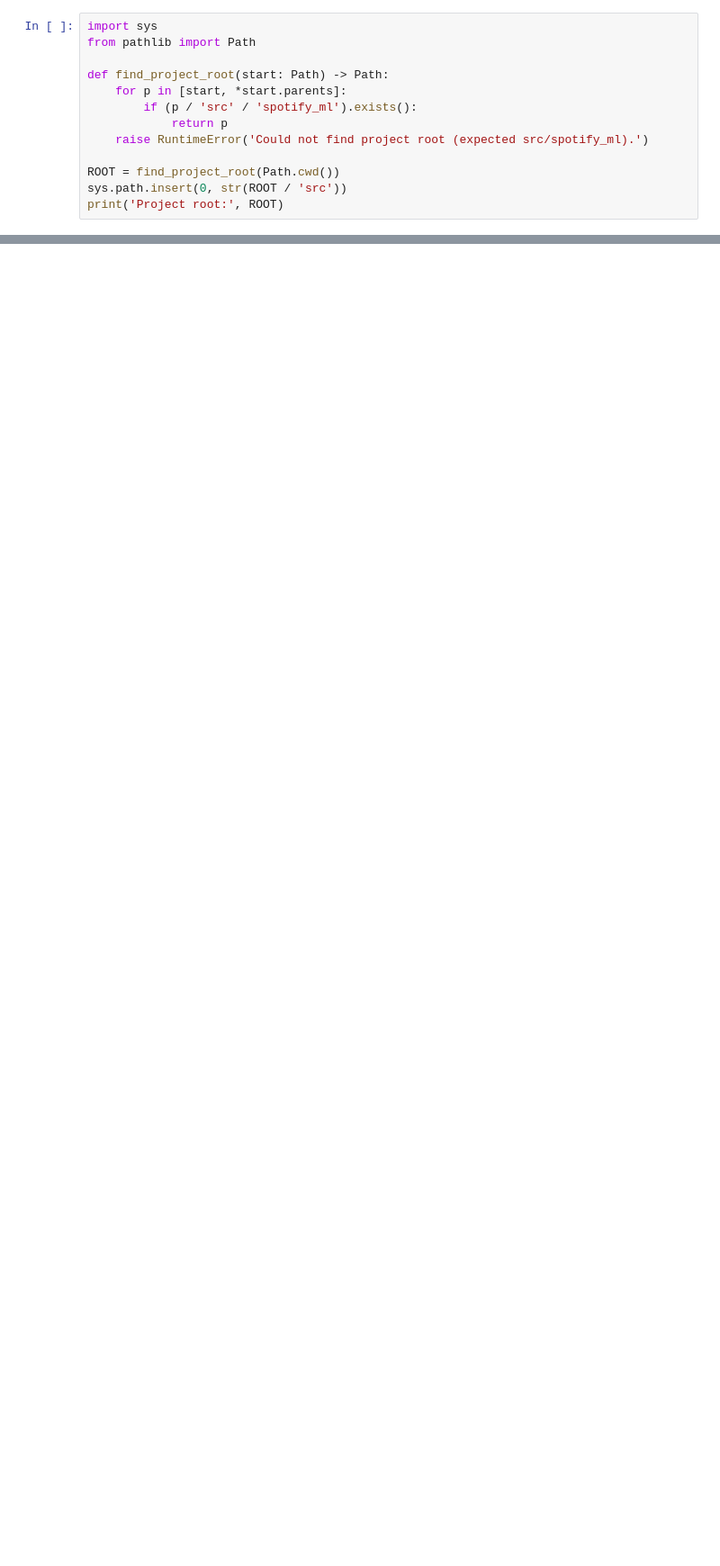
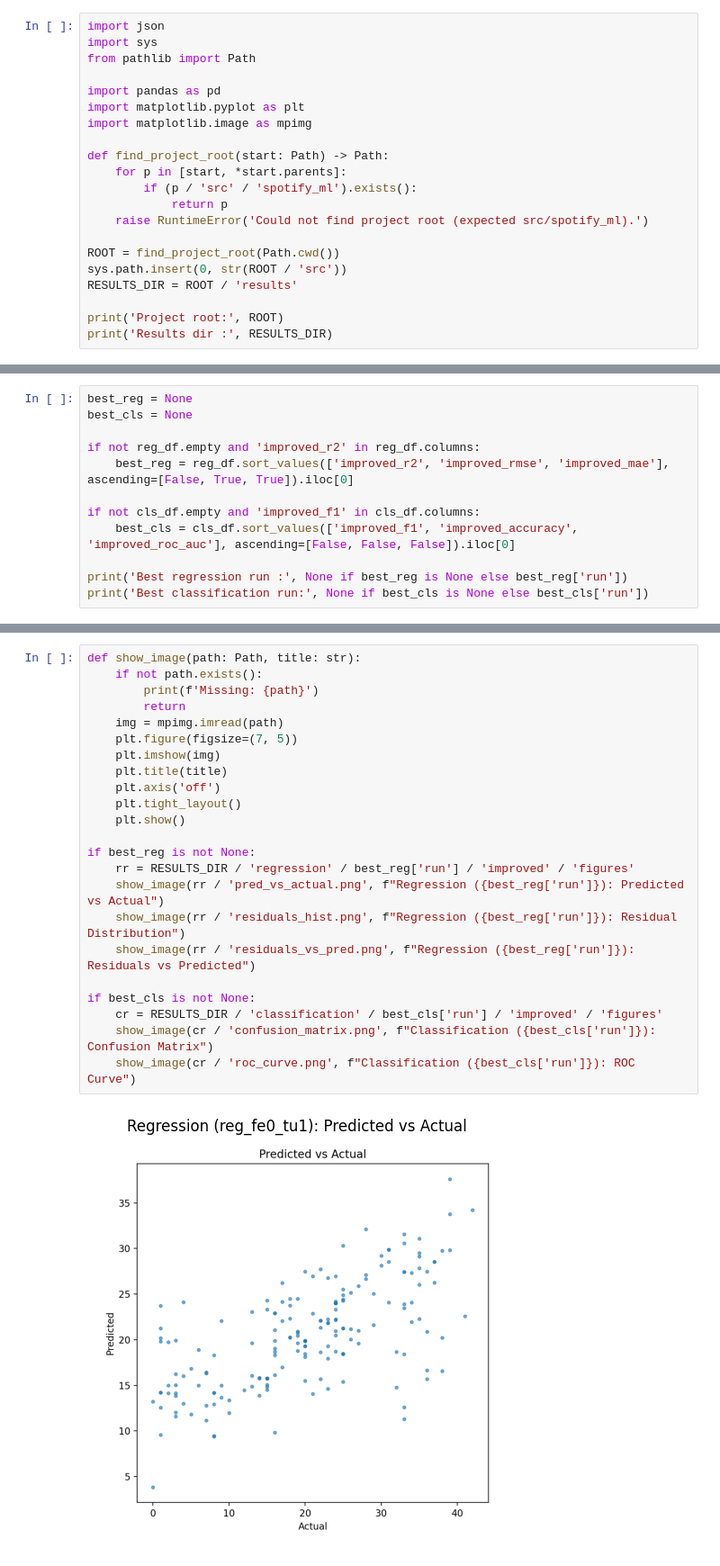
Before and after one commit to KianShokraneh/AI-FinalProject-Spotify, a Jupyter notebook: notebooks/phase-2_results.ipynb, the cells around one changed output, grey strips where cells are left out. Shown at 90% size. Drawn from its saved outputs; the diff is of its cells as text; blank space fills up the shorter version.

Commit message:
feat(notebook): update phase-2 results notebook to summarize training/evaluation outputs and include model comparison tables

```diff
--- a/notebooks/phase-2_results.ipynb
+++ b/notebooks/phase-2_results.ipynb
@@ -5,6 +5,11 @@ This notebook summarizes training and evaluation outputs from `results/`.
 # %%
+import json
 import sys
 from pathlib import Path
+
+import pandas as pd
+import matplotlib.pyplot as plt
+import matplotlib.image as mpimg
 
 def find_project_root(start: Path) -> Path:
     for p in [start, *start.parents]:
@@ -14,6 +19,9 @@ def find_project_root(start: Path) -> Path:
 
 ROOT = find_project_root(Path.cwd())
 sys.path.insert(0, str(ROOT / 'src'))
+RESULTS_DIR = ROOT / 'results'
+
 print('Project root:', ROOT)
+print('Results dir :', RESULTS_DIR)
 # %% [output]
 Project root: C:\Users\K.Shokraneh\Projs\ML\Spotify
@@ -41,0 +130,12 @@ Check `results/**/figures/` for plots (ROC curve, confusion matrix, residuals).
+# %%
+best_reg = None
+best_cls = None
+
+if not reg_df.empty and 'improved_r2' in reg_df.columns:
+    best_reg = reg_df.sort_values(['improved_r2', 'improved_rmse', 'improved_mae'], ascending=[False, True, True]).iloc[0]
+
+if not cls_df.empty and 'improved_f1' in cls_df.columns:
+    best_cls = cls_df.sort_values(['improved_f1', 'improved_accuracy', 'improved_roc_auc'], ascending=[False, False, False]).iloc[0]
+
+print('Best regression run :', None if best_reg is None else best_reg['run'])
+print('Best classification run:', None if best_cls is None else best_cls['run'])
@@ -41,0 +147,25 @@ Check `results/**/figures/` for plots (ROC curve, confusion matrix, residuals).
+# %%
+def show_image(path: Path, title: str):
+    if not path.exists():
+        print(f'Missing: {path}')
+        return
+    img = mpimg.imread(path)
+    plt.figure(figsize=(7, 5))
+    plt.imshow(img)
+    plt.title(title)
+    plt.axis('off')
+    plt.tight_layout()
+    plt.show()
+
+if best_reg is not None:
+    rr = RESULTS_DIR / 'regression' / best_reg['run'] / 'improved' / 'figures'
+    show_image(rr / 'pred_vs_actual.png', f"Regression ({best_reg['run']}): Predicted vs Actual")
+    show_image(rr / 'residuals_hist.png', f"Regression ({best_reg['run']}): Residual Distribution")
+    show_image(rr / 'residuals_vs_pred.png', f"Regression ({best_reg['run']}): Residuals vs Predicted")
+
+if best_cls is not None:
+    cr = RESULTS_DIR / 'classification' / best_cls['run'] / 'improved' / 'figures'
+    show_image(cr / 'confusion_matrix.png', f"Classification ({best_cls['run']}): Confusion Matrix")
+    show_image(cr / 'roc_curve.png', f"Classification ({best_cls['run']}): ROC Curve")
+# %% [output]
+[figure, added]
```
Also changed, not shown: parts of 13 cells of this notebook.
